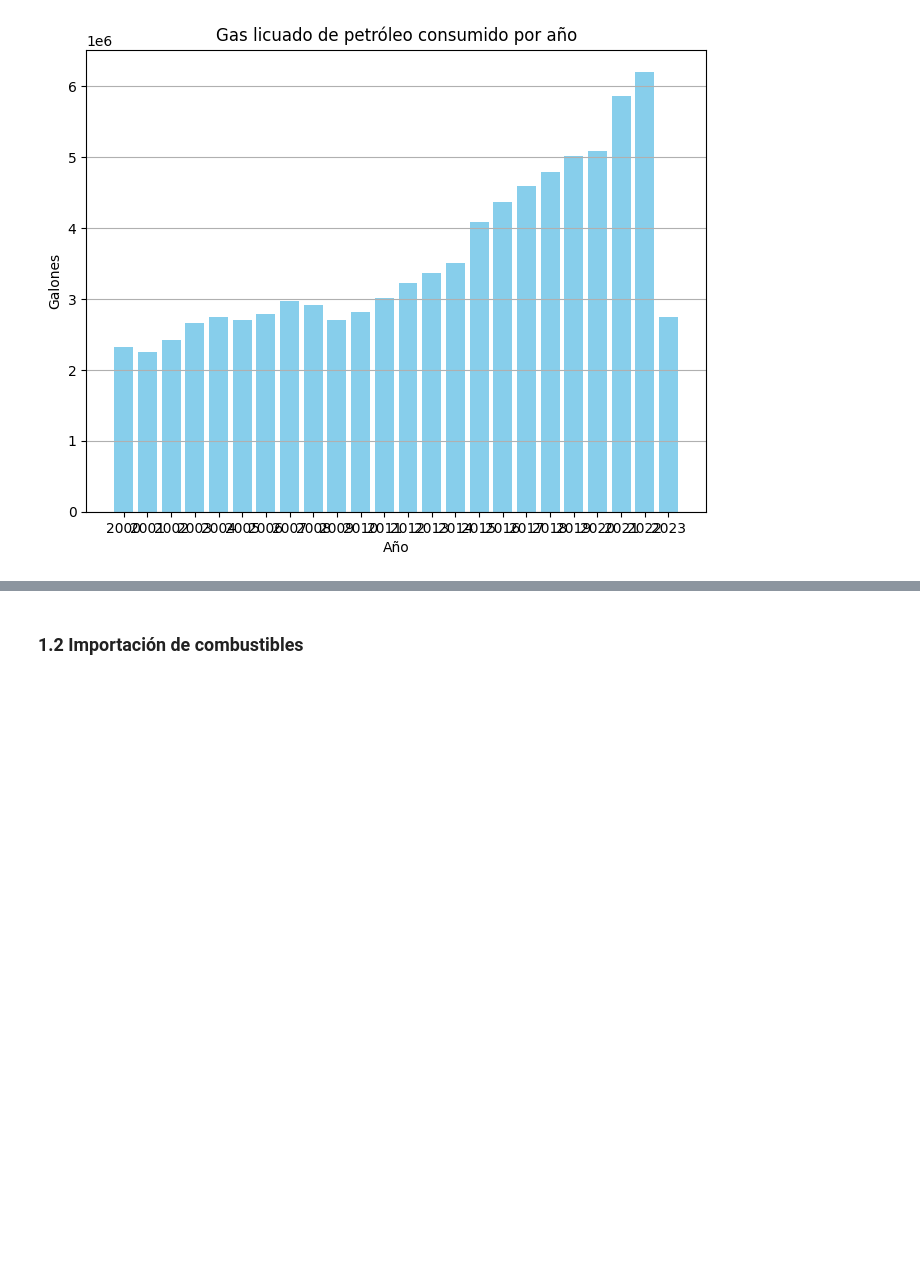
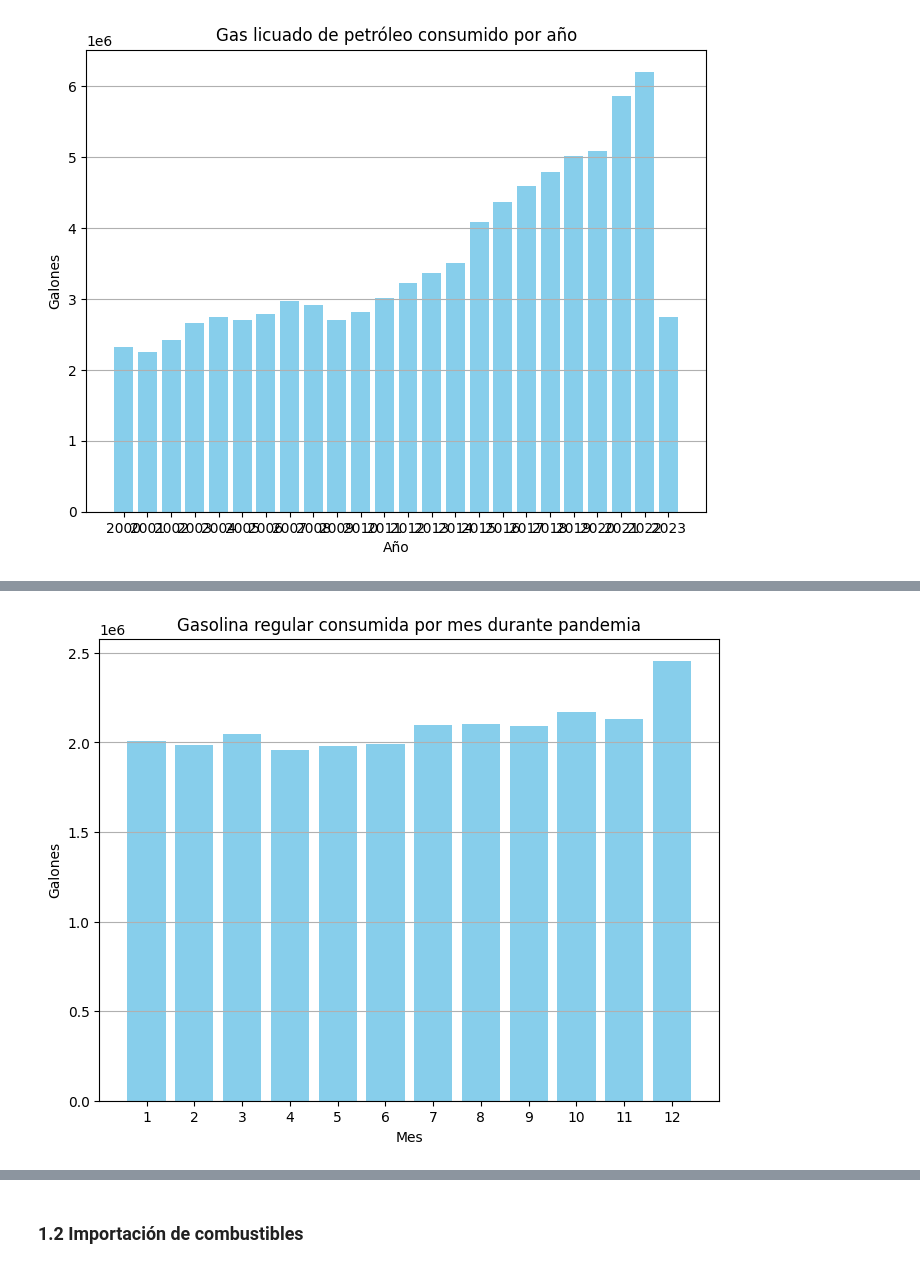
Before and after one commit to Daniel14gonc/Lab2_DS, a Jupyter notebook: lab2.ipynb, the cells around one changed output, grey strips where cells are left out. Saved outputs shown, nothing was run; the diff lists cells and outputs as text; code cells hidden in the pictures; blank space fills up the shorter version.

```diff
--- a/lab2.ipynb
+++ b/lab2.ipynb
@@ -236,0 +260,14 @@ plt.show()
+# %%
+suma_por_mes = datos_pandemia.groupby('Mes')['Gasolina regular'].sum().reset_index(name='Suma')
+
+# Graficar la suma por mes usando matplotlib
+plt.figure(figsize=(8, 6))
+plt.bar(suma_por_mes['Mes'], suma_por_mes['Suma'], color='skyblue')
+plt.xlabel('Mes')
+plt.ylabel('Galones')
+plt.title('Gasolina regular consumida por mes durante pandemia')
+plt.xticks(suma_por_mes['Mes'])
+plt.grid(axis='y')
+plt.show()
+# %% [output]
+[figure, added]
```
Also changed, not shown: parts of 58 cells of this notebook, 4 other files.
